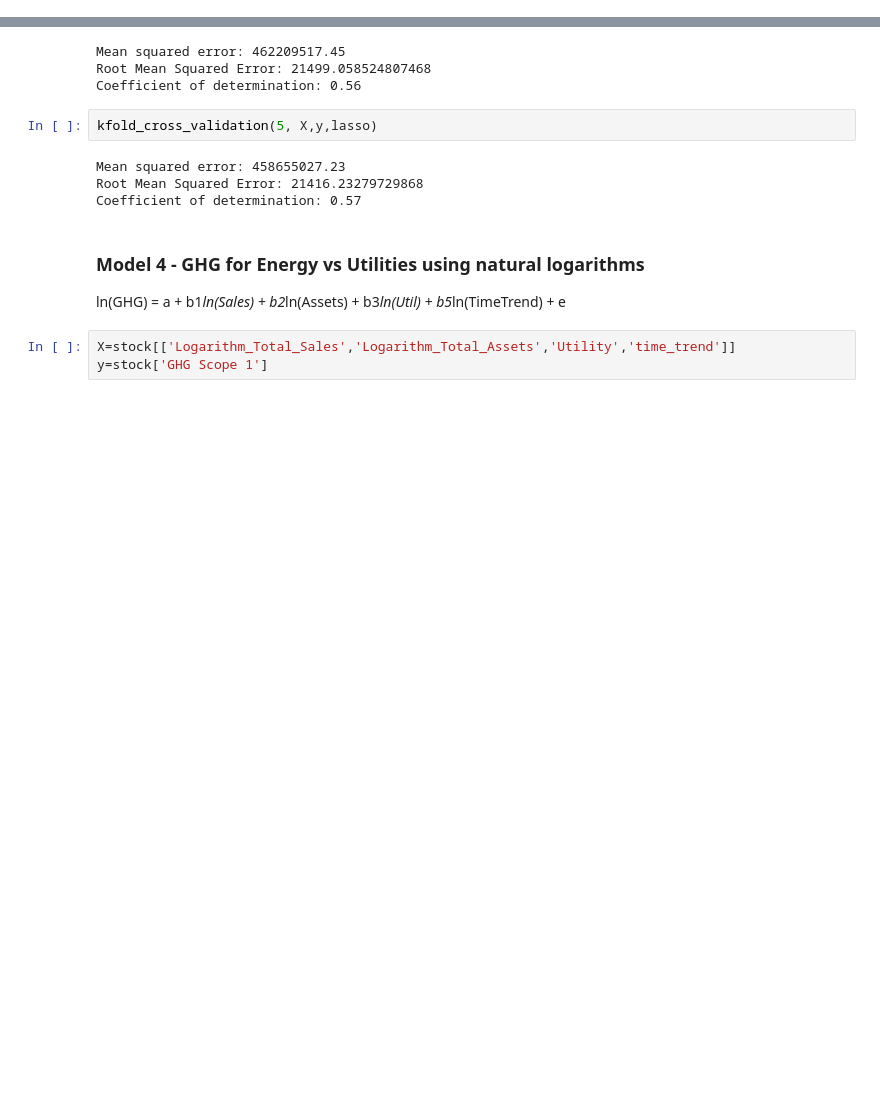
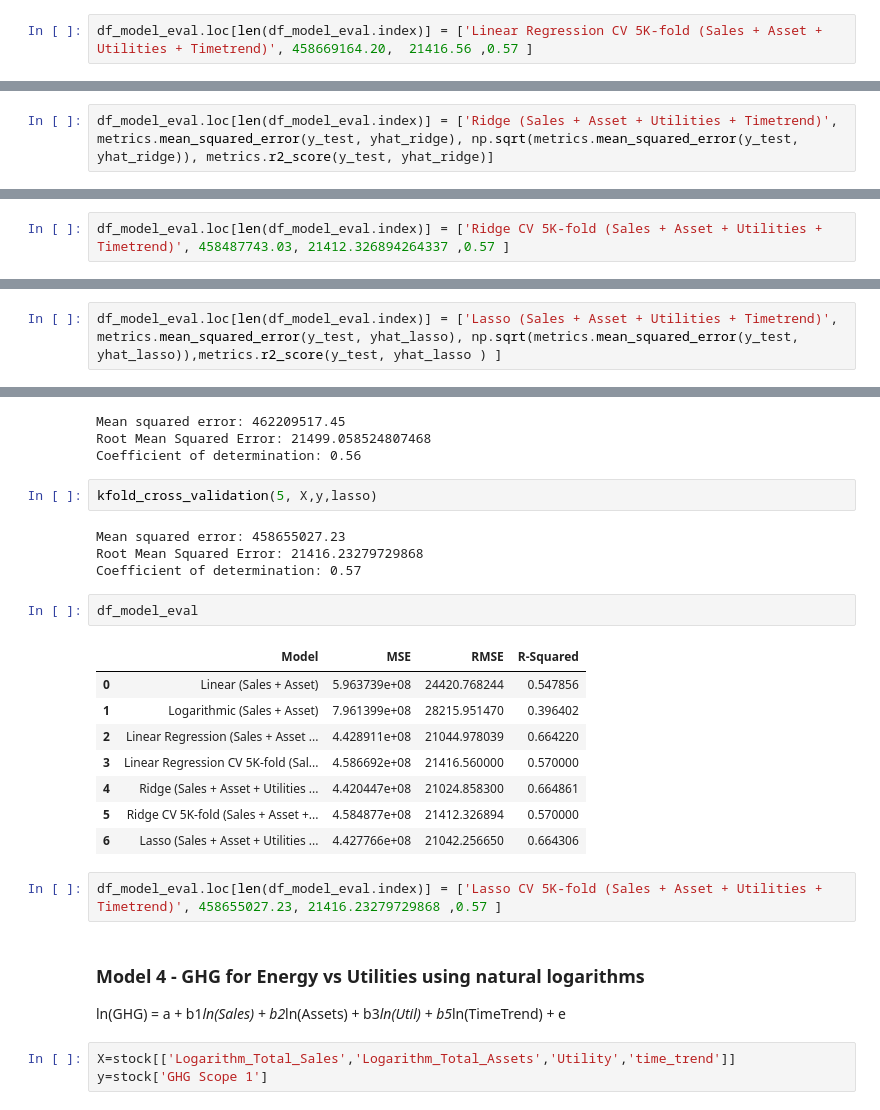
Before and after one commit to maralinetorres/BU-Capstone-Predicting-Environmental-Actions, a Jupyter notebook: Sprint #4 - Notebooks/Sprint4_Models_Evaluation.ipynb, the cells around one changed output, grey strips where cells are left out. Cells and saved outputs as stored; diff of their text form; blank space fills up the shorter version.

```diff
--- a/Sprint #4 - Notebooks/Sprint4_Models_Evaluation.ipynb
+++ b/Sprint #4 - Notebooks/Sprint4_Models_Evaluation.ipynb
@@ -289,6 +303,8 @@ kfold_cross_validation(5,X,y,model1)
 Mean squared error: 458669164.20
 Root Mean Squared Error: 21416.562847569556
 Coefficient of determination: 0.57
+# %%
+df_model_eval.loc[len(df_model_eval.index)] = ['Linear Regression CV 5K-fold (Sales + Asset + Utilities + Timetrend)', 458669164.20,  21416.56 ,0.57 ]
 # %% [markdown]
 #### Ridge Regression - Validation set approach
 # %%
@@ -367,6 +383,8 @@ print('Coefficient of determination: %.2f'% metrics.r2_score(y_test, yhat_ridge)
 Mean squared error: 442044666.55
 Root Mean Squared Error: 21024.858300368476
 Coefficient of determination: 0.66
+# %%
+df_model_eval.loc[len(df_model_eval.index)] = ['Ridge (Sales + Asset + Utilities + Timetrend)', metrics.mean_squared_error(y_test, yhat_ridge), np.sqrt(metrics.mean_squared_error(y_test, yhat_ridge)), metrics.r2_score(y_test, yhat_ridge)]
 # %% [markdown]
 #### Ridge Regression - Cross validation approach
 # %%
@@ -387,6 +405,8 @@ kfold_cross_validation(2,X,y,ridge_1)
 Mean squared error: 460942033.16
 Root Mean Squared Error: 21469.56061878212
 Coefficient of determination: 0.57
+# %%
+df_model_eval.loc[len(df_model_eval.index)] = ['Ridge CV 5K-fold (Sales + Asset + Utilities + Timetrend)', 458487743.03, 21412.326894264337 ,0.57 ]
 # %% [markdown]
 #### Lasso - Validation set approach
 # %%
@@ -429,4 +449,6 @@ Root Mean Squared Error: 21042.256649553226
 Coefficient of determination: 0.66
+# %%
+df_model_eval.loc[len(df_model_eval.index)] = ['Lasso (Sales + Asset + Utilities + Timetrend)', metrics.mean_squared_error(y_test, yhat_lasso), np.sqrt(metrics.mean_squared_error(y_test, yhat_lasso)),metrics.r2_score(y_test, yhat_lasso ) ]
 # %% [markdown]
 #### Lasso Regression - Cross validation approach
 # %%
@@ -441,6 +463,19 @@ kfold_cross_validation(5, X,y,lasso)
 Mean squared error: 458655027.23
 Root Mean Squared Error: 21416.23279729868
 Coefficient of determination: 0.57
+# %%
+df_model_eval
+# %% [output]
+|  | Model | MSE | RMSE | R-Squared |
+| 0 | Linear (Sales + Asset) | 5.963739e+08 | 24420.768244 | 0.547856 |
+| 1 | Logarithmic (Sales + Asset) | 7.961399e+08 | 28215.951470 | 0.396402 |
+| 2 | Linear Regression (Sales + Asset ... | 4.428911e+08 | 21044.978039 | 0.664220 |
+| 3 | Linear Regression CV 5K-fold (Sal... | 4.586692e+08 | 21416.560000 | 0.570000 |
+| 4 | Ridge (Sales + Asset + Utilities ... | 4.420447e+08 | 21024.858300 | 0.664861 |
+| 5 | Ridge CV 5K-fold (Sales + Asset +... | 4.584877e+08 | 21412.326894 | 0.570000 |
+| 6 | Lasso (Sales + Asset + Utilities ... | 4.427766e+08 | 21042.256650 | 0.664306 |
+# %%
+df_model_eval.loc[len(df_model_eval.index)] = ['Lasso CV 5K-fold (Sales + Asset + Utilities + Timetrend)', 458655027.23, 21416.23279729868 ,0.57 ]
 # %% [markdown]
 ### Model 4 -  GHG for Energy vs Utilities using natural logarithms
 
```
Also changed, not shown: parts of 37 cells of this notebook, 3 other files.
